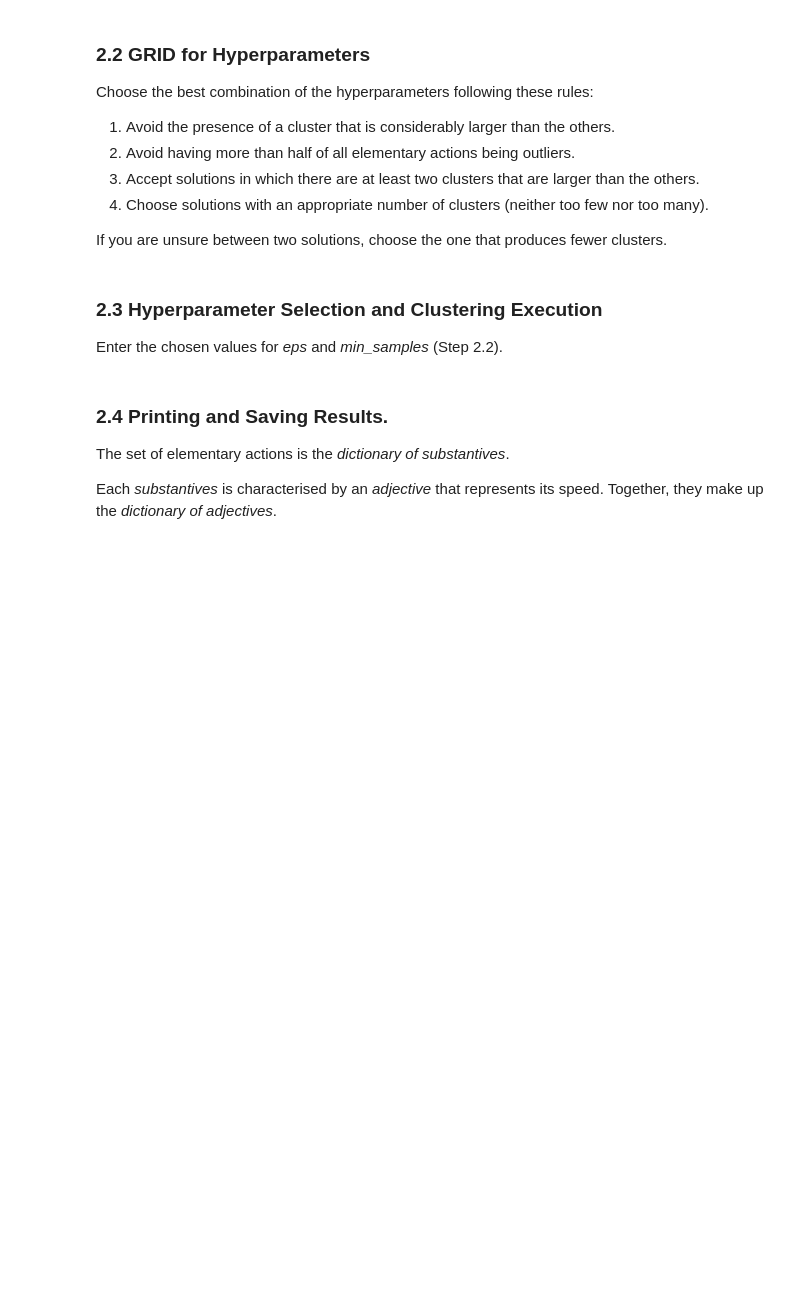
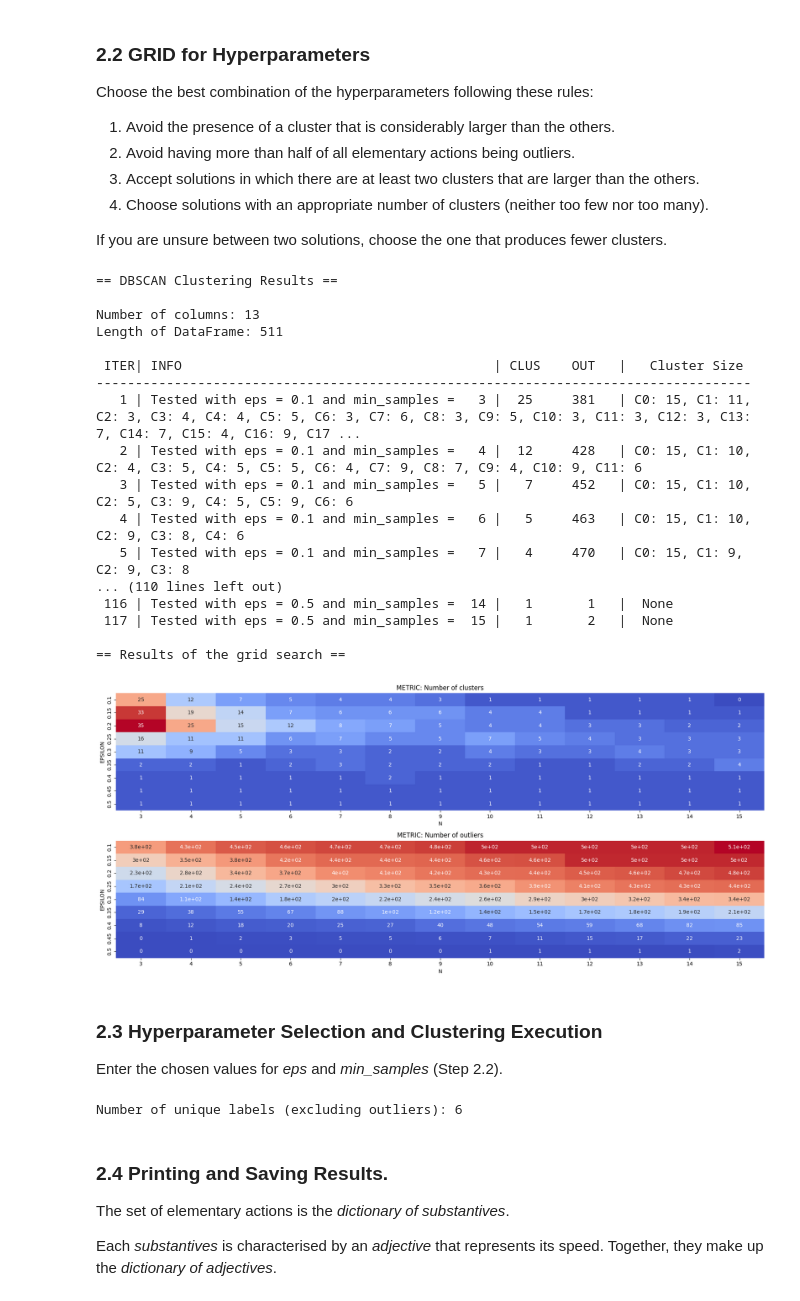
Before and after one commit to VSecLab/BioCRG, a Jupyter notebook: model_project/src/model.ipynb, the cells around one changed output. Cells and saved outputs as stored; diff of their text form; code cells hidden in the pictures; blank space fills up the shorter version.

```diff
--- a/model_project/src/model.ipynb
+++ b/model_project/src/model.ipynb
@@ -106,16 +138,35 @@ If you are unsure between two solutions, choose the one that produces fewer clus
 # %%
 pca = PCA(n_components=0.9)
 
 X_pca = pca.fit_transform(df.values)
 
 # Trasforma in DataFrame con indici originali
 df_pca = pd.DataFrame(X_pca, index=df.index, columns=[f'{i+1}' for i in range(X_pca.shape[1])])
 
 print("== DBSCAN Clustering Results ==\n")
 n_cols = len(df_pca.columns)
 length = len(df_pca)
 print(f"Number of columns: {n_cols}\nLength of DataFrame: {length}\n")
-db.grid(df_pca)
+db.grid(df)
+# %% [output]
+== DBSCAN Clustering Results ==
+
+Number of columns: 13
+Length of DataFrame: 511
+
+ ITER| INFO                                        | CLUS    OUT   |   Cluster Size
+------------------------------------------------------------------------------------
+   1 | Tested with eps = 0.1 and min_samples =   3 |  25     381   | C0: 15, C1: 11, C2: 3, C3: 4, C4: 4, C5: 5, C6: 3, C7: 6, C8: 3, C9: 5, C10: 3, C11: 3, C12: 3, C13: 7, C14: 7, C15: 4, C16: 9, C17 ...
+   2 | Tested with eps = 0.1 and min_samples =   4 |  12     428   | C0: 15, C1: 10, C2: 4, C3: 5, C4: 5, C5: 5, C6: 4, C7: 9, C8: 7, C9: 4, C10: 9, C11: 6
+   3 | Tested with eps = 0.1 and min_samples =   5 |   7     452   | C0: 15, C1: 10, C2: 5, C3: 9, C4: 5, C5: 9, C6: 6
+   4 | Tested with eps = 0.1 and min_samples =   6 |   5     463   | C0: 15, C1: 10, C2: 9, C3: 8, C4: 6
+   5 | Tested with eps = 0.1 and min_samples =   7 |   4     470   | C0: 15, C1: 9, C2: 9, C3: 8
+... (110 lines left out)
+ 116 | Tested with eps = 0.5 and min_samples =  14 |   1       1   |  None
+ 117 | Tested with eps = 0.5 and min_samples =  15 |   1       2   |  None
+
+== Results of the grid search ==
+[figure, added]
 # %% [markdown]
 ### 2.3 Hyperparameter Selection and Clustering Execution
 
@@ -126,5 +177,5 @@ min_samples = 8
 # %%
-best_labels = db.dbscan_clustering(df_pca, eps=eps, min_samples=min_samples)
+best_labels = db.dbscan_clustering(df, eps=eps, min_samples=min_samples)
 df['Label'] = best_labels
 df_pca['Label'] = best_labels
 
@@ -148,6 +199,8 @@ df_no_outliers = df.drop(df[df['Label'] == -1].index)
 unique_labels = df_no_outliers['Label'].unique()
 
 print(f"Number of unique labels (excluding outliers): {len(unique_labels)}\n")
+# %% [output]
+Number of unique labels (excluding outliers): 6
 # %% [markdown]
 ### 2.4 Printing and Saving Results.
 
```
Also changed, not shown: parts of 14 cells of this notebook, 3 other files.
